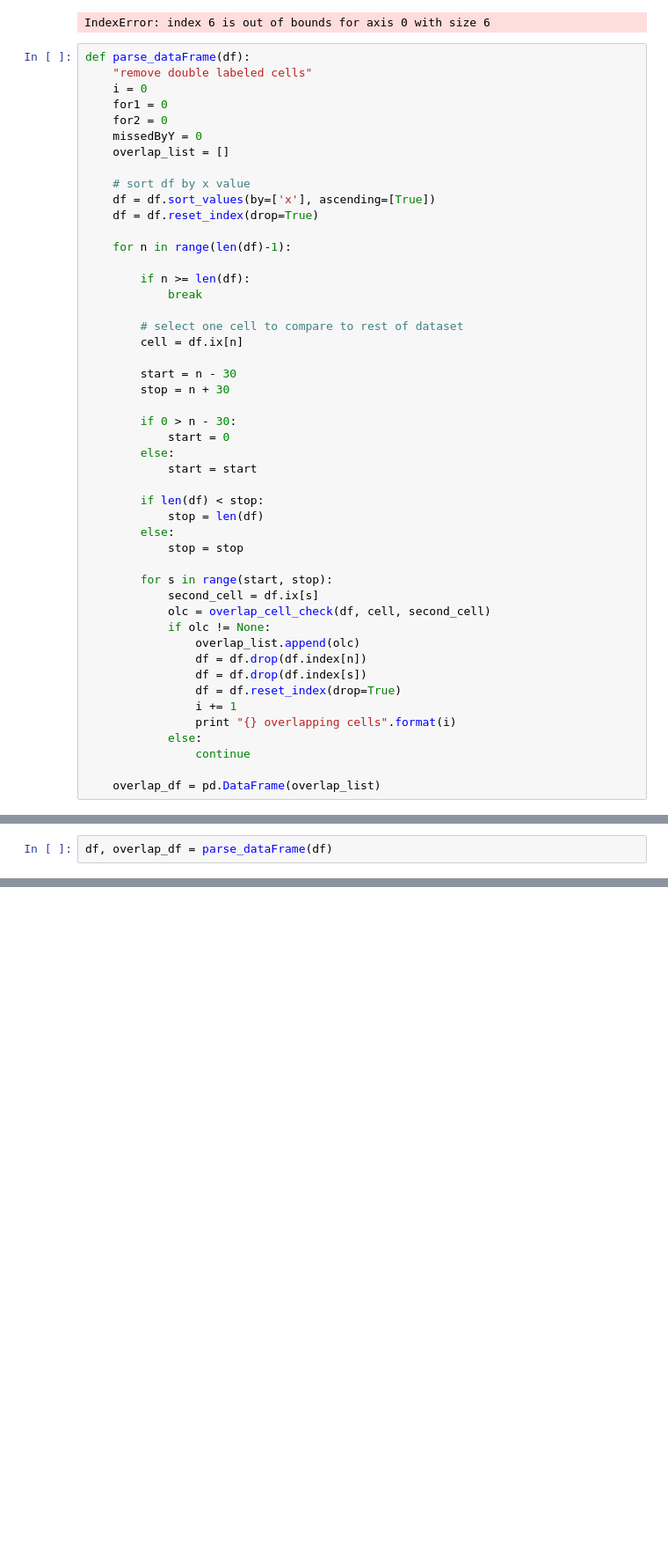
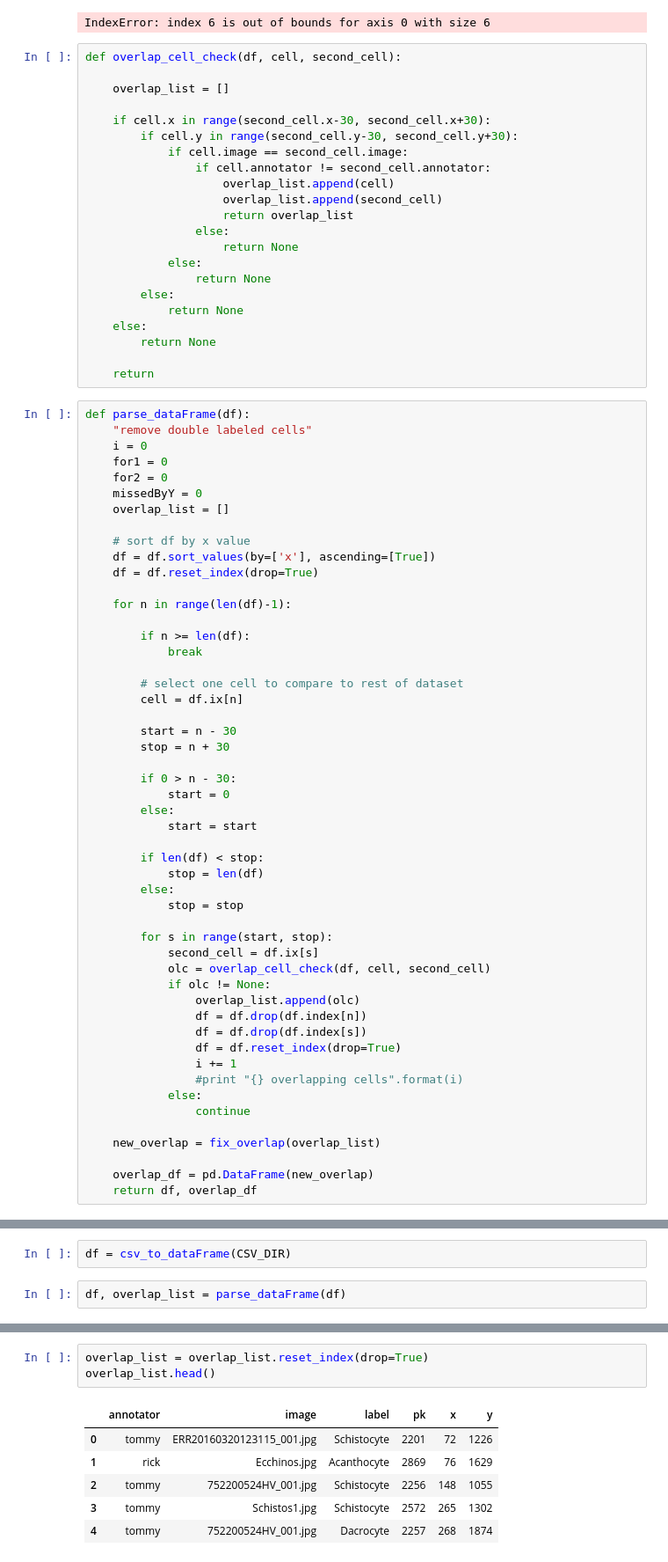
Before and after one commit to tjdurant/rbc_cnn_old, a Jupyter notebook: notebooks/DataFramePractice.ipynb, the cells around one changed output, grey strips where cells are left out. Shown at 88% size. Cells and saved outputs as stored; diff of their text form; blank space fills up the shorter version.

```diff
--- a/notebooks/DataFramePractice.ipynb
+++ b/notebooks/DataFramePractice.ipynb
@@ -105,6 +103,28 @@ for n in range(len(df)):
 4 4
 5 5
 IndexError: index 6 is out of bounds for axis 0 with size 6
+# %%
+def overlap_cell_check(df, cell, second_cell):
+
+    overlap_list = []
+
+    if cell.x in range(second_cell.x-30, second_cell.x+30):
+        if cell.y in range(second_cell.y-30, second_cell.y+30):
+            if cell.image == second_cell.image:
+                if cell.annotator != second_cell.annotator:
+                    overlap_list.append(cell)
+                    overlap_list.append(second_cell)
+                    return overlap_list
+                else:
+                    return None
+            else:
+                return None
+        else:
+            return None
+    else:
+        return None
+
+    return
 # %%
 def parse_dataFrame(df):
     "remove double labeled cells"
@@ -148,8 +168,11 @@ def parse_dataFrame(df):
                 df = df.drop(df.index[s])
                 df = df.reset_index(drop=True)
                 i += 1
-                print "{} overlapping cells".format(i)
+                #print "{} overlapping cells".format(i)
             else:
                 continue
 
-    overlap_df = pd.DataFrame(overlap_list)
+    new_overlap = fix_overlap(overlap_list)
+
+    overlap_df = pd.DataFrame(new_overlap)
+    return df, overlap_df
@@ -156,2 +191,4 @@ def parse_dataFrame(df):
+# %%
+df = csv_to_dataFrame(CSV_DIR)
 # %%
-df, overlap_df = parse_dataFrame(df)
+df, overlap_list = parse_dataFrame(df)
@@ -159,0 +195,10 @@ KeyError: 'x'
+# %%
+overlap_list = overlap_list.reset_index(drop=True)
+overlap_list.head()
+# %% [output]
+|  | annotator | image | label | pk | x | y |
+| 0 | tommy | ERR20160320123115_001.jpg | Schistocyte | 2201 | 72 | 1226 |
+| 1 | rick | Ecchinos.jpg | Acanthocyte | 2869 | 76 | 1629 |
+| 2 | tommy | 752200524HV_001.jpg | Schistocyte | 2256 | 148 | 1055 |
+| 3 | tommy | Schistos1.jpg | Schistocyte | 2572 | 265 | 1302 |
+| 4 | tommy | 752200524HV_001.jpg | Dacrocyte | 2257 | 268 | 1874 |
```
Also changed, not shown: parts of 5 cells of this notebook, 2 other files.
